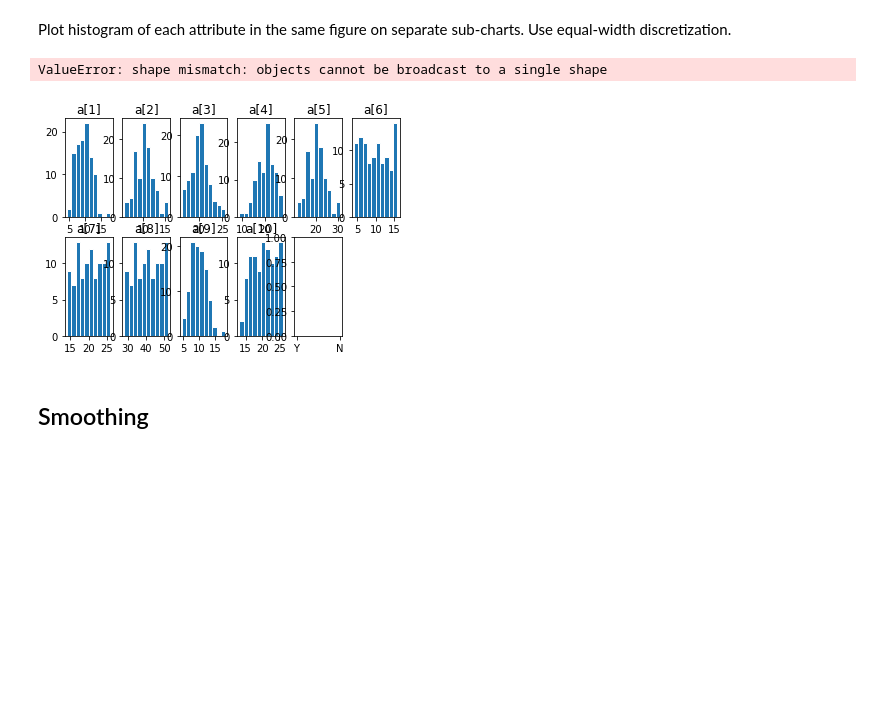
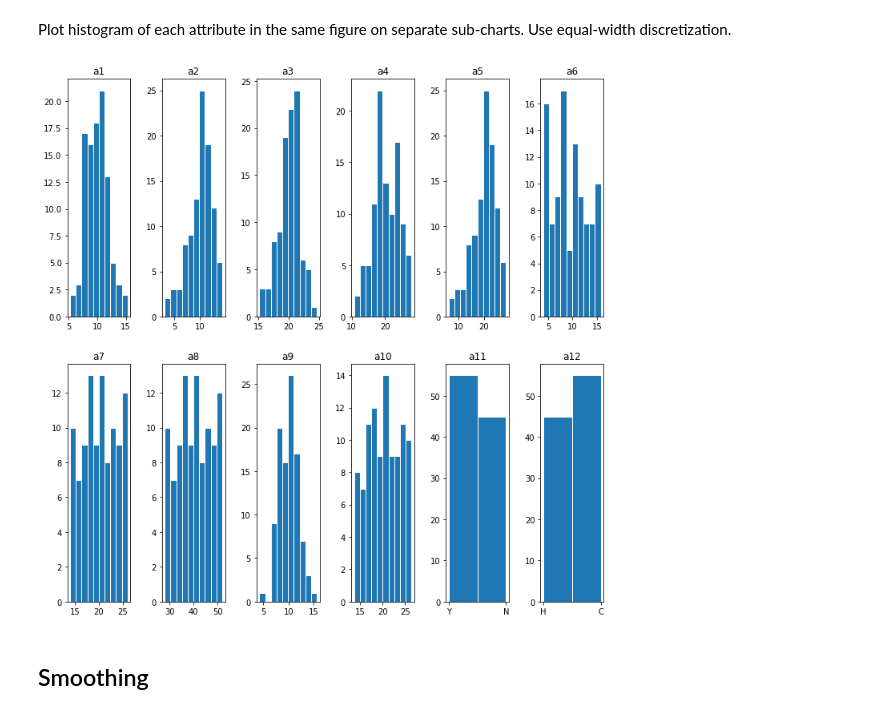
Before and after one commit to apmire3/CMPS451, a Jupyter notebook: C3/C3temp.ipynb, the cells around one changed output. Saved outputs shown, nothing was run; the diff lists cells and outputs as text; code cells hidden in the pictures; blank space fills up the shorter version.

```diff
--- a/C3/C3temp.ipynb
+++ b/C3/C3temp.ipynb
@@ -17,3 +17,7 @@ import numpy as np
 import math
 import matplotlib.pyplot as plt
 import pandas as pd
+from scipy.stats import binned_statistic, chi2_contingency
+
+plt.rcParams['figure.figsize'] = [12, 12]
+plt.rcParams['figure.subplot.wspace'] = .5
@@ -77,17 +90,18 @@ Plot histogram of each attribute in the same figure on separate sub-charts. Use
 # %%
 plt.figure()
 for i in range(0, 10):
-    plt.subplot(2, 5, i+1)
-    plt.hist(data[i], bins=10, edgecolor='white')
-    plt.title(f'a[{i+1}]')
-#plt.subplot(2, 6, 11)
-#plt.bar(a11, height=[(a11=='Y').sum(), (a11=='N').sum()])
-#plt.subplot(2, 6, 12)
-#plt.bar(a12, height=2)
+    plt.subplot(2, 6, i+1)
+    plt.hist(df[labels[i]], bins=10, edgecolor='white')
+    plt.title(f'a{i+1}')
+plt.subplot(2, 6, 11)
+plt.title('a11')
+plt.hist(df['a11'], bins=2, edgecolor='white')
+plt.subplot(2, 6, 12)
+plt.title('a12')
+plt.hist(df['a12'], bins=2, edgecolor='white')
 plt.show()
 # %% [output]
-ValueError: shape mismatch: objects cannot be broadcast to a single shape
-[figure, old version]
+[figure, new version]
 # %% [markdown]
 ## Smoothing
 # %% [markdown]
```
Also changed, not shown: parts of 10 cells of this notebook.
